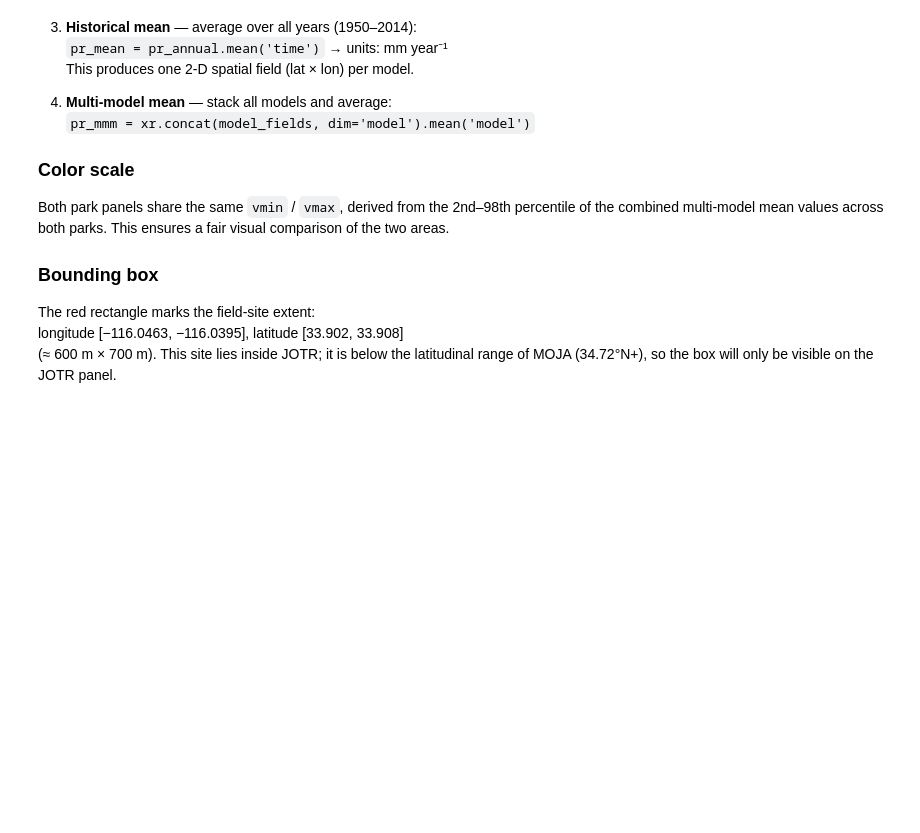
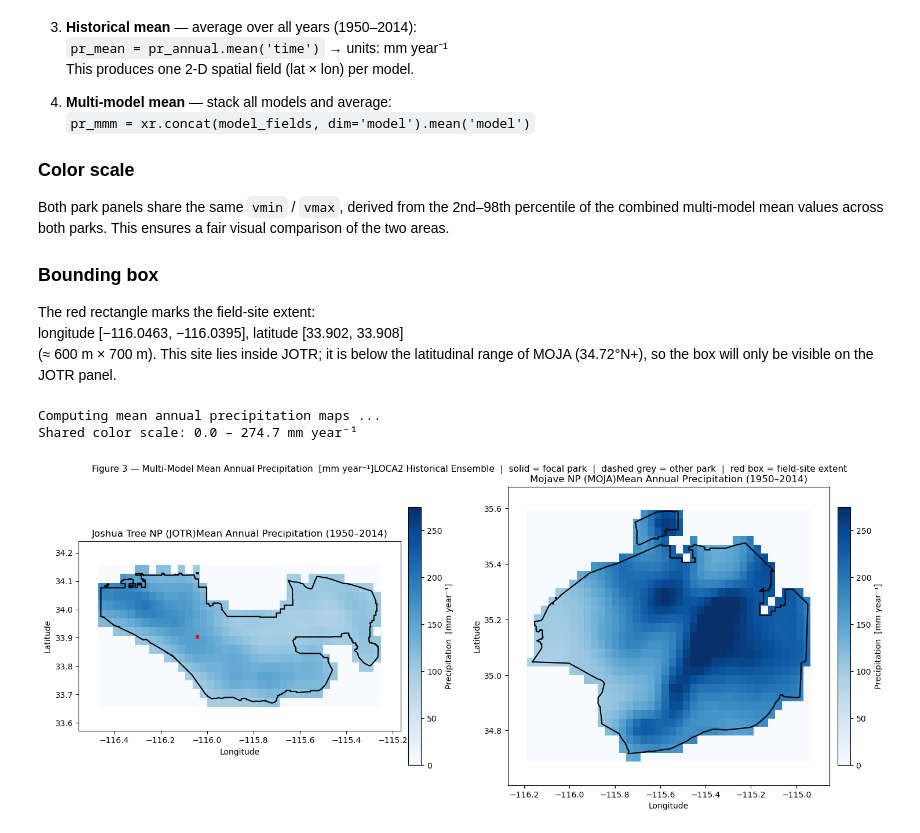
Before and after one commit to SchmidtDSE/climate_data_pipeline, a Jupyter notebook: notebooks/analysis_jotr.ipynb, the cells around one changed output. Drawn from its saved outputs; the diff is of its cells as text; code cells hidden in the pictures; blank space fills up the shorter version.

```diff
--- a/notebooks/analysis_jotr.ipynb
+++ b/notebooks/analysis_jotr.ipynb
@@ -306,34 +321,36 @@ for ax, park in zip(axes, PARKS):
             linewidth=1.5 if is_focal else 0.8,
             linestyle='-' if is_focal else '--',
         )
 
     # Field-site bounding box (red rectangle)
     rect = mpatches.Rectangle(
         xy=(BBOX_LON[0], BBOX_LAT[0]),
         width =BBOX_LON[1] - BBOX_LON[0],
         height=BBOX_LAT[1] - BBOX_LAT[0],
         linewidth=2, edgecolor='red', facecolor='none', zorder=5,
     )
     ax.add_patch(rect)
 
     # Zoom to the focal park's data extent
     ax.set_xlim(float(da.lon.min()) - 0.1, float(da.lon.max()) + 0.1)
     ax.set_ylim(float(da.lat.min()) - 0.1, float(da.lat.max()) + 0.1)
     ax.set_xlabel('Longitude')
     ax.set_ylabel('Latitude')
 
     cb = plt.colorbar(im, ax=ax, orientation='vertical', pad=0.02, shrink=0.85)
     cb.set_label('Precipitation  [mm year⁻¹]')
     ax.set_title(
-        f'{PARK_LABELS[park]}
-Mean Annual Precipitation (1950–2014)')
+        f'{PARK_LABELS[park]}Mean Annual Precipitation (1950–2014)')
 
 fig.suptitle(
     'Figure 3 — Multi-Model Mean Annual Precipitation  '
-    '[mm year⁻¹]
-'
+    '[mm year⁻¹]'
     'LOCA2 Historical Ensemble  |  solid = focal park  |  '
     'dashed grey = other park  |  red box = field-site extent',
     fontsize=11)
 plt.tight_layout()
 plt.show()
+# %% [output]
+Computing mean annual precipitation maps ...
+Shared color scale: 0.0 – 274.7 mm year⁻¹
+[figure, added]
```
Also changed, not shown: parts of 4 cells of this notebook.
